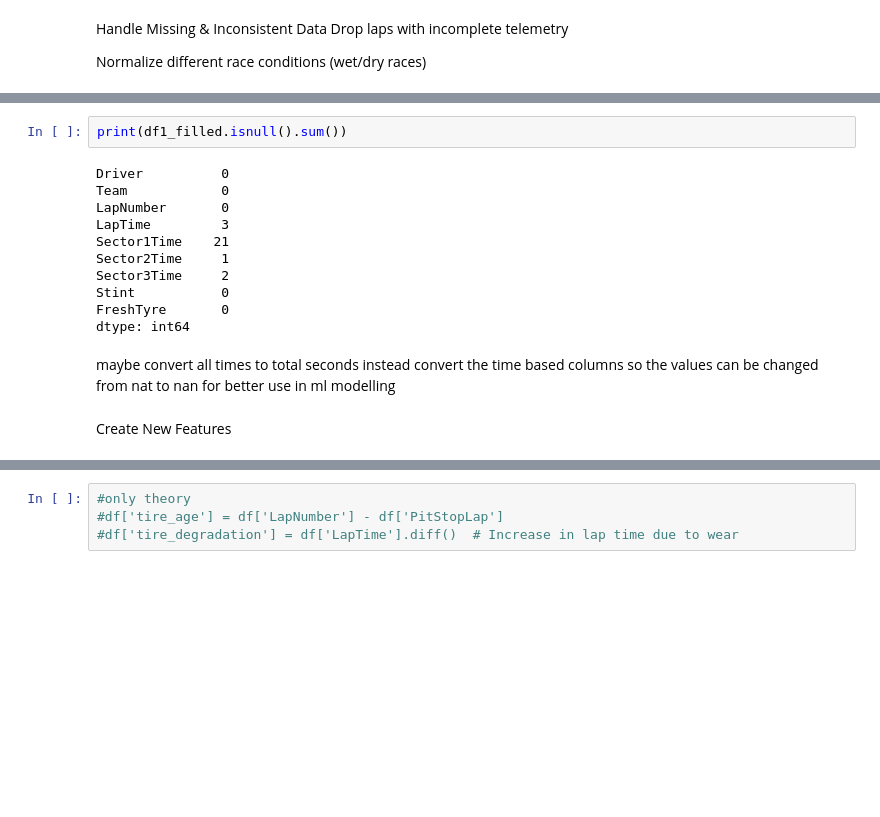
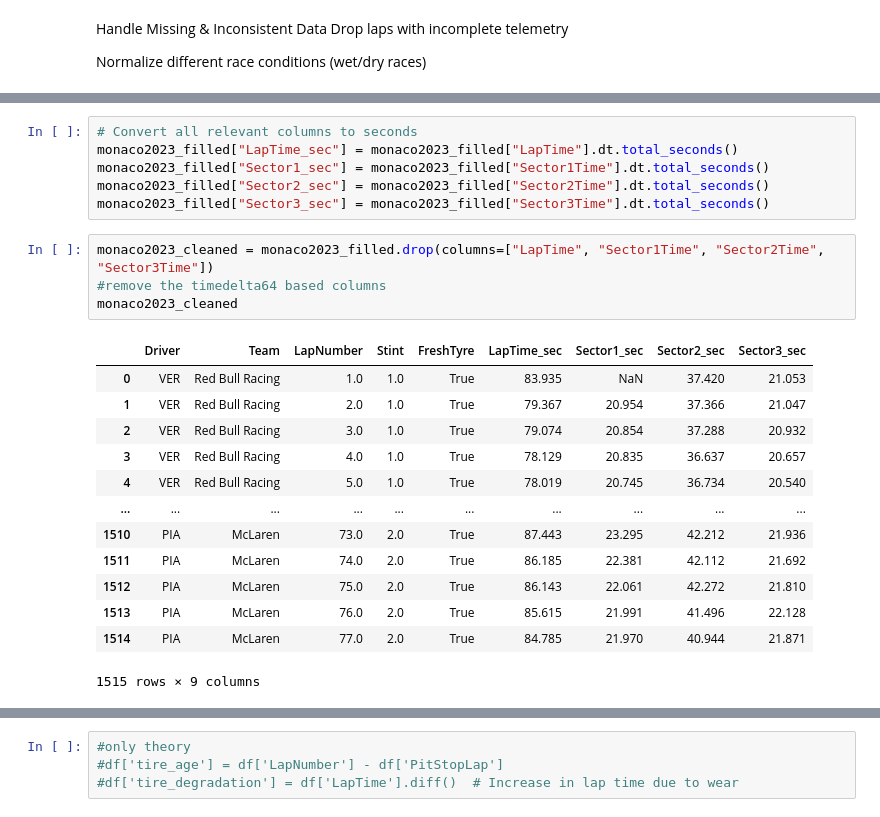
Before and after one commit to pranavvats32/F1-RaceWinner-Prediction-using-ML, a Jupyter notebook: f1.ipynb, the cells around one changed output, grey strips where cells are left out. Drawn from its saved outputs; the diff is of its cells as text; blank space fills up the shorter version.

```diff
--- a/f1.ipynb
+++ b/f1.ipynb
@@ -278,18 +343,24 @@ df1_filled
-# %%
-print(df1_filled.isnull().sum())
-# %% [output]
-Driver          0
-Team            0
-LapNumber       0
-LapTime         3
-Sector1Time    21
-Sector2Time     1
-Sector3Time     2
-Stint           0
-FreshTyre       0
-dtype: int64
-# %% [markdown]
-maybe convert all times to total seconds instead
-convert the time based columns so the values can be changed from nat to nan for better use in ml modelling
-# %% [markdown]
-Create New Features
+# %%
+# Convert all relevant columns to seconds
+monaco2023_filled["LapTime_sec"] = monaco2023_filled["LapTime"].dt.total_seconds()
+monaco2023_filled["Sector1_sec"] = monaco2023_filled["Sector1Time"].dt.total_seconds()
+monaco2023_filled["Sector2_sec"] = monaco2023_filled["Sector2Time"].dt.total_seconds()
+monaco2023_filled["Sector3_sec"] = monaco2023_filled["Sector3Time"].dt.total_seconds()
+# %%
+monaco2023_cleaned = monaco2023_filled.drop(columns=["LapTime", "Sector1Time", "Sector2Time", "Sector3Time"])
+#remove the timedelta64 based columns
+monaco2023_cleaned
+# %% [output]
+|  | Driver | Team | LapNumber | Stint | FreshTyre | LapTime_sec | Sector1_sec | Sector2_sec | Sector3_sec |
+| 0 | VER | Red Bull Racing | 1.0 | 1.0 | True | 83.935 | NaN | 37.420 | 21.053 |
+| 1 | VER | Red Bull Racing | 2.0 | 1.0 | True | 79.367 | 20.954 | 37.366 | 21.047 |
+| 2 | VER | Red Bull Racing | 3.0 | 1.0 | True | 79.074 | 20.854 | 37.288 | 20.932 |
+| 3 | VER | Red Bull Racing | 4.0 | 1.0 | True | 78.129 | 20.835 | 36.637 | 20.657 |
+| 4 | VER | Red Bull Racing | 5.0 | 1.0 | True | 78.019 | 20.745 | 36.734 | 20.540 |
+| ... | ... | ... | ... | ... | ... | ... | ... | ... | ... |
+| 1510 | PIA | McLaren | 73.0 | 2.0 | True | 87.443 | 23.295 | 42.212 | 21.936 |
+| 1511 | PIA | McLaren | 74.0 | 2.0 | True | 86.185 | 22.381 | 42.112 | 21.692 |
+| 1512 | PIA | McLaren | 75.0 | 2.0 | True | 86.143 | 22.061 | 42.272 | 21.810 |
+| 1513 | PIA | McLaren | 76.0 | 2.0 | True | 85.615 | 21.991 | 41.496 | 22.128 |
+| 1514 | PIA | McLaren | 77.0 | 2.0 | True | 84.785 | 21.970 | 40.944 | 21.871 |
+1515 rows × 9 columns
```
Also changed, not shown: parts of 28 cells of this notebook.
